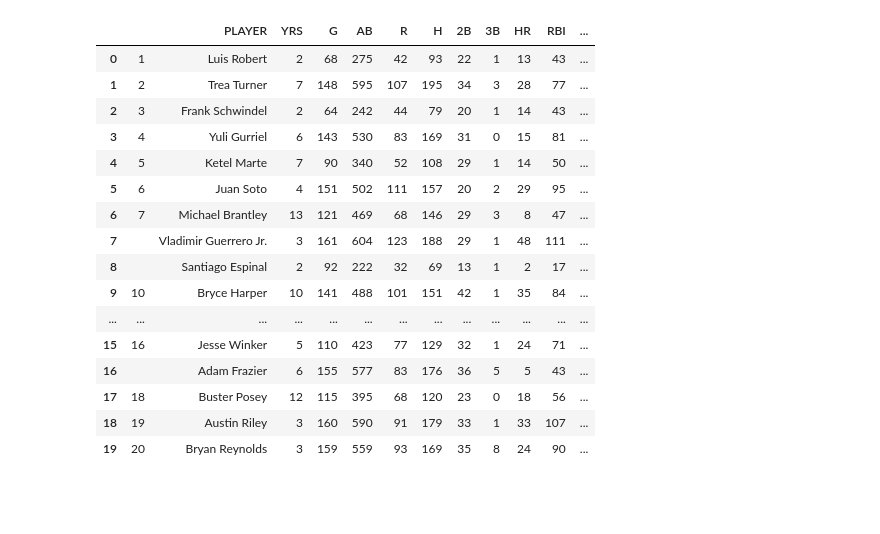
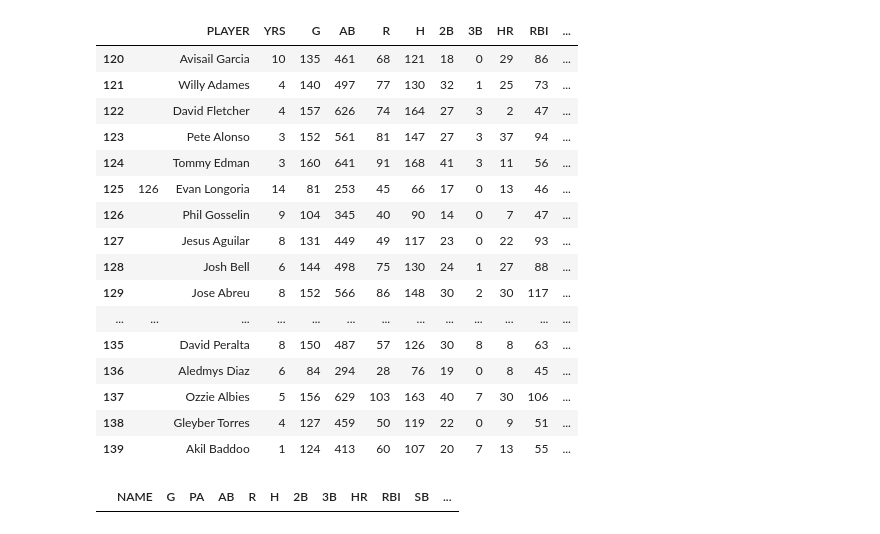
Before and after one commit to lochendrix/MDST, a Jupyter notebook: Baseball df construction f22.ipynb, the cells around one changed output. Saved outputs shown, nothing was run; the diff lists cells and outputs as text; code cells hidden in the pictures; blank space fills up the shorter version.

```diff
--- a/Baseball df construction f22.ipynb
+++ b/Baseball df construction f22.ipynb
@@ -141,50 +141,52 @@ for i in range(1,300,50):
         stats = [stat.get_text() for stat in player.find_all('td')]
         tempDF = pd.DataFrame(stats).transpose()
         tempDF.columns = columns
 
         newDF = pd.concat([newDF,tempDF], ignore_index = True)
 
 #Convert columns from string object to float
 
 for i in range(2,len(columns)):
     colToChange = columns[i]
     newDF[colToChange] = pd.to_numeric(newDF[colToChange])
 
 #Add column for OBP
 
 OBP = []
 
 for i in range (0,newDF.shape[0]):
     OBPi = (newDF.iloc[i,6] + newDF.iloc[i,11]) / (newDF.iloc[i,4] + newDF.iloc[i,11])
     OBP.append(OBPi)
 
 newDF['OBP'] = OBP
 
 
 
 #Export Major League dataset
 
 newDF.to_csv (r'/Users/lochlanhendrix/Desktop/MajorLeagueDF.csv', index = None, header=True)
 
-newDF[:20]
+newDF[120:140]
 # %% [output]
 |  |  | PLAYER | YRS | G | AB | R | H | 2B | 3B | HR | RBI | ... |
-| 0 | 1 | Luis Robert | 2 | 68 | 275 | 42 | 93 | 22 | 1 | 13 | 43 | ... |
-| 1 | 2 | Trea Turner | 7 | 148 | 595 | 107 | 195 | 34 | 3 | 28 | 77 | ... |
-| 2 | 3 | Frank Schwindel | 2 | 64 | 242 | 44 | 79 | 20 | 1 | 14 | 43 | ... |
-| 3 | 4 | Yuli Gurriel | 6 | 143 | 530 | 83 | 169 | 31 | 0 | 15 | 81 | ... |
-| 4 | 5 | Ketel Marte | 7 | 90 | 340 | 52 | 108 | 29 | 1 | 14 | 50 | ... |
-| 5 | 6 | Juan Soto | 4 | 151 | 502 | 111 | 157 | 20 | 2 | 29 | 95 | ... |
-| 6 | 7 | Michael Brantley | 13 | 121 | 469 | 68 | 146 | 29 | 3 | 8 | 47 | ... |
-| 7 |  | Vladimir Guerrero Jr. | 3 | 161 | 604 | 123 | 188 | 29 | 1 | 48 | 111 | ... |
-| 8 |  | Santiago Espinal | 2 | 92 | 222 | 32 | 69 | 13 | 1 | 2 | 17 | ... |
-| 9 | 10 | Bryce Harper | 10 | 141 | 488 | 101 | 151 | 42 | 1 | 35 | 84 | ... |
+| 120 |  | Avisail Garcia | 10 | 135 | 461 | 68 | 121 | 18 | 0 | 29 | 86 | ... |
+| 121 |  | Willy Adames | 4 | 140 | 497 | 77 | 130 | 32 | 1 | 25 | 73 | ... |
+| 122 |  | David Fletcher | 4 | 157 | 626 | 74 | 164 | 27 | 3 | 2 | 47 | ... |
+| 123 |  | Pete Alonso | 3 | 152 | 561 | 81 | 147 | 27 | 3 | 37 | 94 | ... |
+| 124 |  | Tommy Edman | 3 | 160 | 641 | 91 | 168 | 41 | 3 | 11 | 56 | ... |
+| 125 | 126 | Evan Longoria | 14 | 81 | 253 | 45 | 66 | 17 | 0 | 13 | 46 | ... |
+| 126 |  | Phil Gosselin | 9 | 104 | 345 | 40 | 90 | 14 | 0 | 7 | 47 | ... |
+| 127 |  | Jesus Aguilar | 8 | 131 | 449 | 49 | 117 | 23 | 0 | 22 | 93 | ... |
+| 128 |  | Josh Bell | 6 | 144 | 498 | 75 | 130 | 24 | 1 | 27 | 88 | ... |
+| 129 |  | Jose Abreu | 8 | 152 | 566 | 86 | 148 | 30 | 2 | 30 | 117 | ... |
 | ... | ... | ... | ... | ... | ... | ... | ... | ... | ... | ... | ... | ... |
-| 15 | 16 | Jesse Winker | 5 | 110 | 423 | 77 | 129 | 32 | 1 | 24 | 71 | ... |
-| 16 |  | Adam Frazier | 6 | 155 | 577 | 83 | 176 | 36 | 5 | 5 | 43 | ... |
-| 17 | 18 | Buster Posey | 12 | 115 | 395 | 68 | 120 | 23 | 0 | 18 | 56 | ... |
-| 18 | 19 | Austin Riley | 3 | 160 | 590 | 91 | 179 | 33 | 1 | 33 | 107 | ... |
-| 19 | 20 | Bryan Reynolds | 3 | 159 | 559 | 93 | 169 | 35 | 8 | 24 | 90 | ... |
+| 135 |  | David Peralta | 8 | 150 | 487 | 57 | 126 | 30 | 8 | 8 | 63 | ... |
+| 136 |  | Aledmys Diaz | 6 | 84 | 294 | 28 | 76 | 19 | 0 | 8 | 45 | ... |
+| 137 |  | Ozzie Albies | 5 | 156 | 629 | 103 | 163 | 40 | 7 | 30 | 106 | ... |
+| 138 |  | Gleyber Torres | 4 | 127 | 459 | 50 | 119 | 22 | 0 | 9 | 51 | ... |
+| 139 |  | Akil Baddoo | 1 | 124 | 413 | 60 | 107 | 20 | 7 | 13 | 55 | ... |
 # %%
-minorLeagueStatsdf = pd.read_csv (r'/Users/lochlanhendrix/Desktop/CorrelationDF.csv')
-minorLeagueStatsdf
+#minorLeagueStatsdf = pd.read_csv (r'/Users/lochlanhendrix/Desktop/CorrelationDF.csv')
+minorLeagueStatsdf[50:100]
+# %% [output]
+|  | NAME | G | PA | AB | R | H | 2B | 3B | HR | RBI | SB | ... |
```
Also changed, not shown: parts of 5 cells of this notebook.
